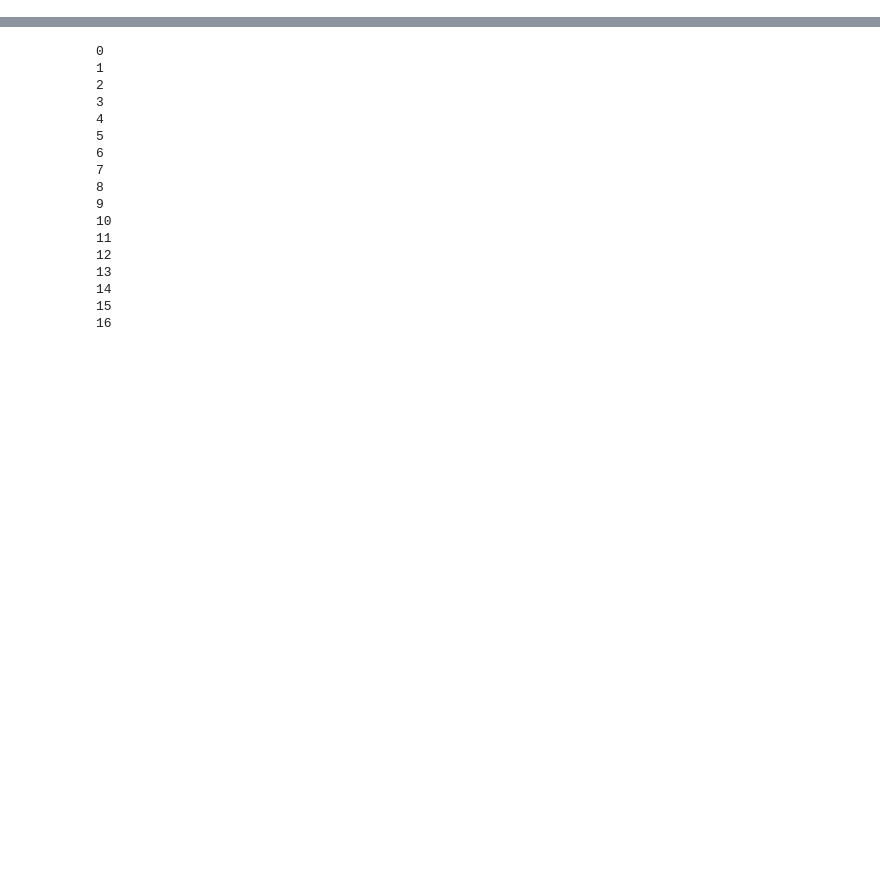
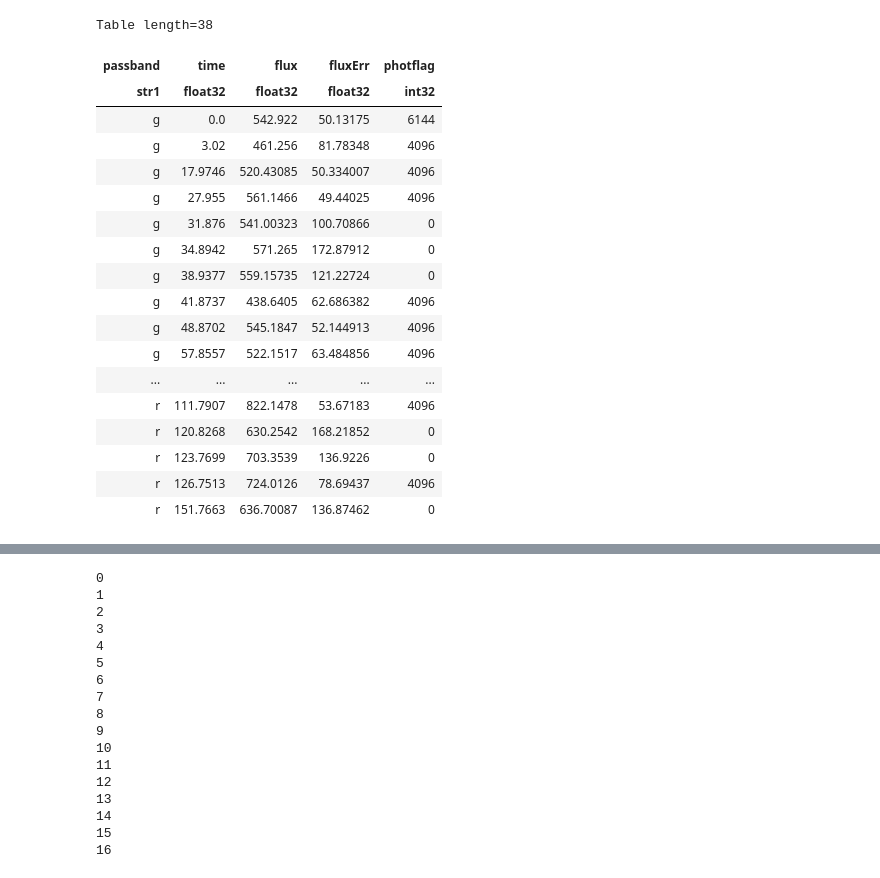
Before and after one commit to Rithwik-G/AstroMCAD, a Jupyter notebook: AstroMCAD.ipynb, the cells around one changed output, grey strips where cells are left out. Cells and saved outputs as stored; diff of their text form; code cells hidden in the pictures; blank space fills up the shorter version.

```diff
--- a/AstroMCAD.ipynb
+++ b/AstroMCAD.ipynb
@@ -128,27 +63,0 @@ new_sims={90: 'SNIa-norm', 42: 'SNII', 62: 'SNIbc', 43: 'CCSN', 67: 'SNIa-91bg',
-# %%
-# Plot cadence distributions
-mean_cadences = {}
-for class_num in range(len(full_data)):
-    print(class_num)
-    mean_cadences[class_num] = []
-    for key, value in full_data[class_num].items():
-        full_data[class_num][key].sort("time")
-        mean_cad = np.mean(np.diff(full_data[class_num][key]['time']))
-        mean_cadences[class_num].append(mean_cad)
-
-    mean_cadences[class_num] = np.asarray(mean_cadences[class_num])
-
-
-for class_num in range(len(file_names)):
-    plt.hist(mean_cadences[class_num], bins=100, label=class_num, alpha=0.8, histtype='step')
-plt.xlabel('Mean Cadence', fontsize=17)
-plt.ylabel('Number of Light Curves', fontsize=17)
-plt.legend()
-# plt.xlim(0, 10)
-
-plt.xticks(fontsize=15)
-plt.yticks(fontsize=15)
-
-# plt.title("Cadence Distribution", fontsize=20)
-
-plt.savefig("last/cadencedist.pdf", bbox_inches='tight')
@@ -193,0 +71,24 @@ for ind in range(len(file_names)):
+# %%
+# This is the dataframe for an example PISN light curve with object ID 61_25609270.
+i = classes.index('PISN')
+full_data[i]['61_25609270']
+# %% [output]
+Table length=38
+| passband | time | flux | fluxErr | photflag |
+| str1 | float32 | float32 | float32 | int32 |
+| g | 0.0 | 542.922 | 50.13175 | 6144 |
+| g | 3.02 | 461.256 | 81.78348 | 4096 |
+| g | 17.9746 | 520.43085 | 50.334007 | 4096 |
+| g | 27.955 | 561.1466 | 49.44025 | 4096 |
+| g | 31.876 | 541.00323 | 100.70866 | 0 |
+| g | 34.8942 | 571.265 | 172.87912 | 0 |
+| g | 38.9377 | 559.15735 | 121.22724 | 0 |
+| g | 41.8737 | 438.6405 | 62.686382 | 4096 |
+| g | 48.8702 | 545.1847 | 52.144913 | 4096 |
+| g | 57.8557 | 522.1517 | 63.484856 | 4096 |
+| ... | ... | ... | ... | ... |
+| r | 111.7907 | 822.1478 | 53.67183 | 4096 |
+| r | 120.8268 | 630.2542 | 168.21852 | 0 |
+| r | 123.7699 | 703.3539 | 136.9226 | 0 |
+| r | 126.7513 | 724.0126 | 78.69437 | 4096 |
+| r | 151.7663 | 636.70087 | 136.87462 | 0 |
```
Also changed, not shown: parts of 26 cells of this notebook.
